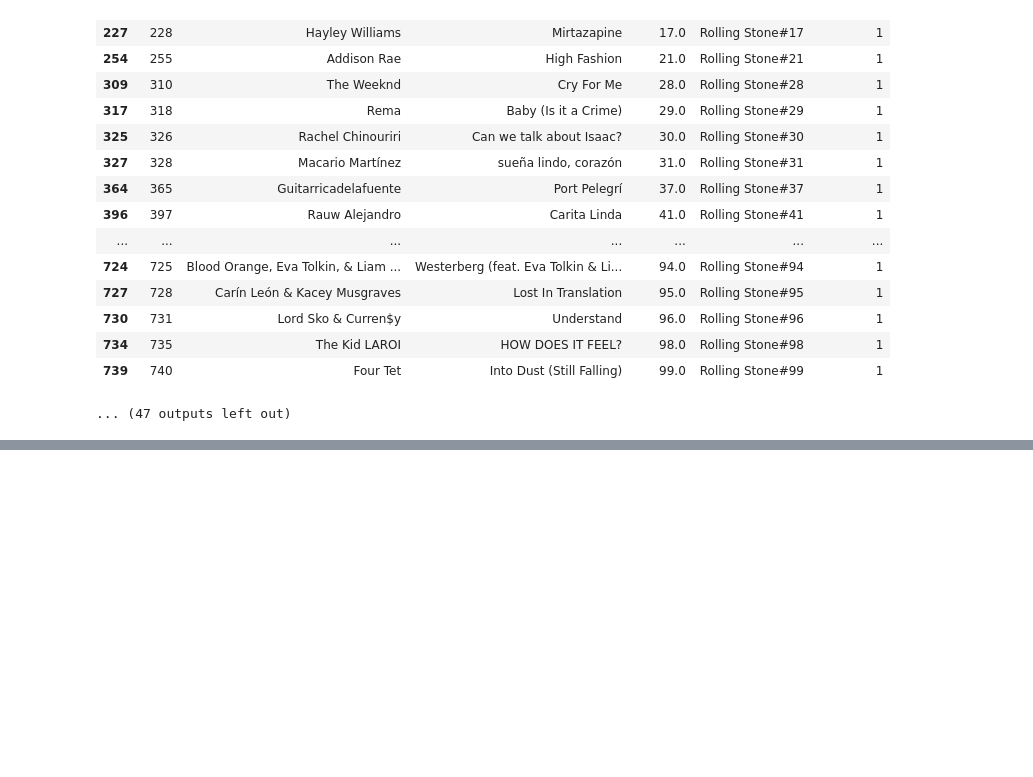
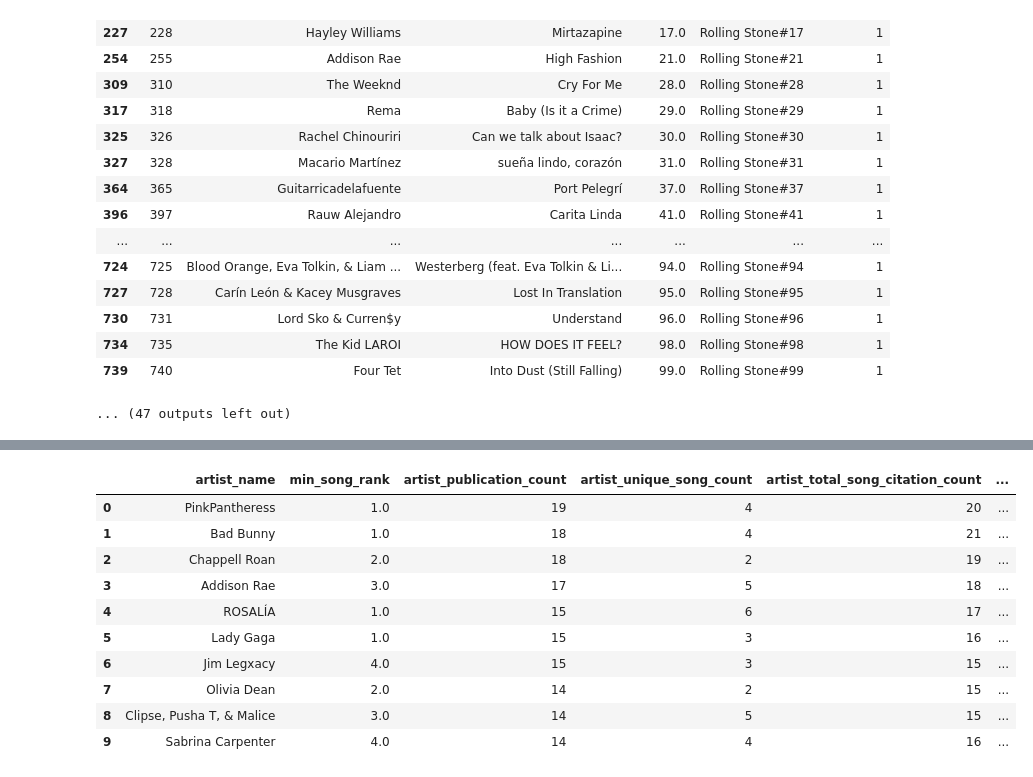
Before and after one commit to eandx1/consensus-best-songs-2025, a Jupyter notebook: python/notebooks/best_songs_merge.ipynb, the cells around one changed output, grey strips where cells are left out. Cells and saved outputs as stored; diff of their text form; code cells hidden in the pictures; blank space fills up the shorter version.

```diff
--- a/python/notebooks/best_songs_merge.ipynb
+++ b/python/notebooks/best_songs_merge.ipynb
@@ -8468,0 +8670,45 @@ with open('outputs/EXCLUSIVE_SONGS.md', 'w', encoding='utf-8') as f:
+# %%
+tmp_df = artist_df.sort_values(
+    by=[
+        'artist_publication_count',
+        'min_song_rank',
+        'artist_total_song_citation_count',
+        'artist_name',
+    ],
+    ascending=[False, True, False, True]
+)
+
+display(tmp_df[tmp_df['artist_publication_count']>1][['artist_name', 'min_song_rank', 'artist_publication_count', 'artist_unique_song_count', 'artist_total_song_citation_count', 'songs_list', 'sources_list']].head(10))
+
+column_remap_for_md = dict()
+for c in tmp_df.columns:
+    column_remap_for_md[c] = ' '.join(c.split('_'))
+
+tmp_df = tmp_df.rename(columns=column_remap_for_md)
+
+with open('outputs/ARTISTS.md', 'w', encoding='utf-8') as f:
+    f.write("# Artists\n")
+    f.write("\nLooking at which artists were cited the most across the most publications.\n")
+    f.write("\n* 'songs list' shows song and counts for how often that song was cited")
+    f.write("\n* 'sources list' shows each source that cited least 1 song from this artist and their best (lowest) rank across their songs\n\n")
+    f.write(tmp_df[[
+        'artist name',
+        'min song rank',
+        'artist publication count',
+        'artist unique song count',
+        'artist total song citation count',
+        'songs list',
+        'sources list',
+        ]].to_markdown(index=False))
+# %% [output]
+|  | artist_name | min_song_rank | artist_publication_count | artist_unique_song_count | artist_total_song_citation_count | ... |
+| 0 | PinkPantheress | 1.0 | 19 | 4 | 20 | ... |
+| 1 | Bad Bunny | 1.0 | 18 | 4 | 21 | ... |
+| 2 | Chappell Roan | 2.0 | 18 | 2 | 19 | ... |
+| 3 | Addison Rae | 3.0 | 17 | 5 | 18 | ... |
+| 4 | ROSALÍA | 1.0 | 15 | 6 | 17 | ... |
+| 5 | Lady Gaga | 1.0 | 15 | 3 | 16 | ... |
+| 6 | Jim Legxacy | 4.0 | 15 | 3 | 15 | ... |
+| 7 | Olivia Dean | 2.0 | 14 | 2 | 15 | ... |
+| 8 | Clipse, Pusha T, & Malice | 3.0 | 14 | 5 | 15 | ... |
+| 9 | Sabrina Carpenter | 4.0 | 14 | 4 | 16 | ... |
```
Also changed, not shown: parts of 13 cells of this notebook, 4 other files.
